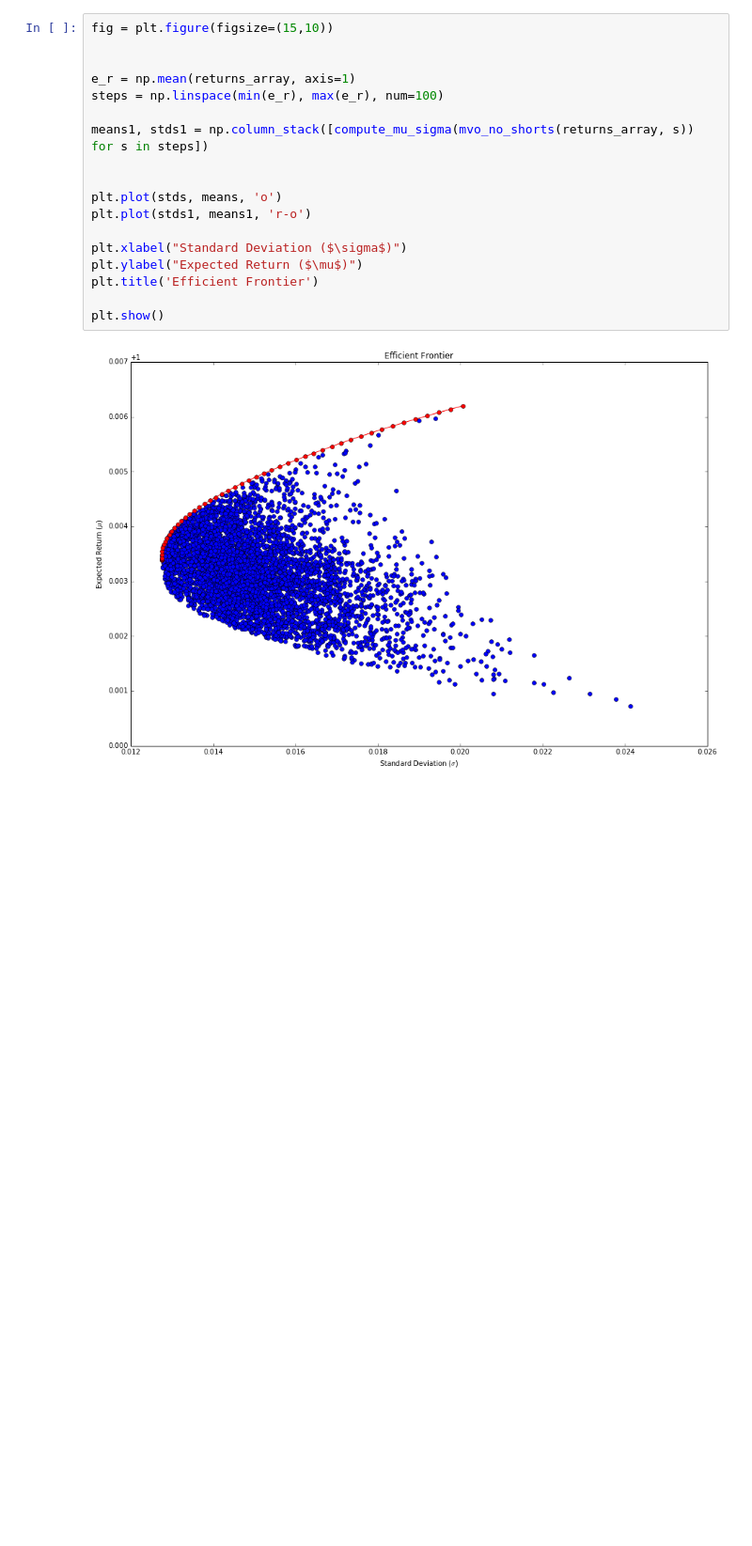
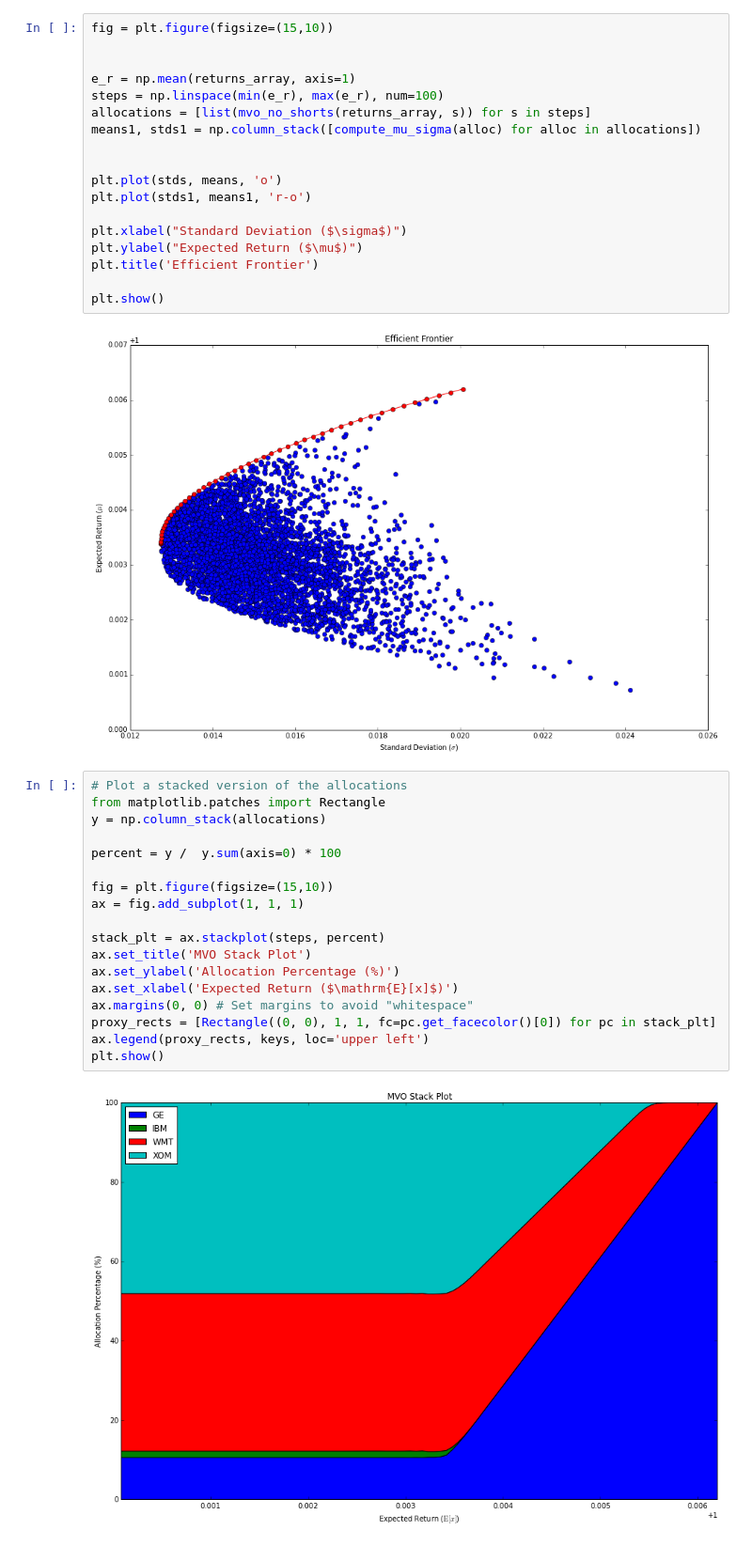
Before and after one commit to jamlamberti/Py4FinOpt, a Jupyter notebook: mean_variance_optimization.ipynb, the cells around one changed output. Shown at 94% size. Saved outputs shown, nothing was run; the diff lists cells and outputs as text; blank space fills up the shorter version.

Commit message:
Added stacked plot

```diff
--- a/mean_variance_optimization.ipynb
+++ b/mean_variance_optimization.ipynb
@@ -179,8 +175,8 @@ fig = plt.figure(figsize=(15,10))
 
 e_r = np.mean(returns_array, axis=1)
 steps = np.linspace(min(e_r), max(e_r), num=100)
-
-means1, stds1 = np.column_stack([compute_mu_sigma(mvo_no_shorts(returns_array, s)) for s in steps])
+allocations = [list(mvo_no_shorts(returns_array, s)) for s in steps]
+means1, stds1 = np.column_stack([compute_mu_sigma(alloc) for alloc in allocations])
 
 
 plt.plot(stds, means, 'o')
@@ -193,3 +189,23 @@ plt.title('Efficient Frontier')
 plt.show()
 # %% [output]
 [figure]
+# %%
+# Plot a stacked version of the allocations
+from matplotlib.patches import Rectangle
+y = np.column_stack(allocations)
+
+percent = y /  y.sum(axis=0) * 100
+
+fig = plt.figure(figsize=(15,10))
+ax = fig.add_subplot(1, 1, 1)
+
+stack_plt = ax.stackplot(steps, percent)
+ax.set_title('MVO Stack Plot')
+ax.set_ylabel('Allocation Percentage (%)')
+ax.set_xlabel('Expected Return ($\mathrm{E}[x]$)')
+ax.margins(0, 0) # Set margins to avoid "whitespace"
+proxy_rects = [Rectangle((0, 0), 1, 1, fc=pc.get_facecolor()[0]) for pc in stack_plt]
+ax.legend(proxy_rects, keys, loc='upper left')
+plt.show()
+# %% [output]
+[figure, added]
```
Also changed, not shown: parts of 4 cells of this notebook.
